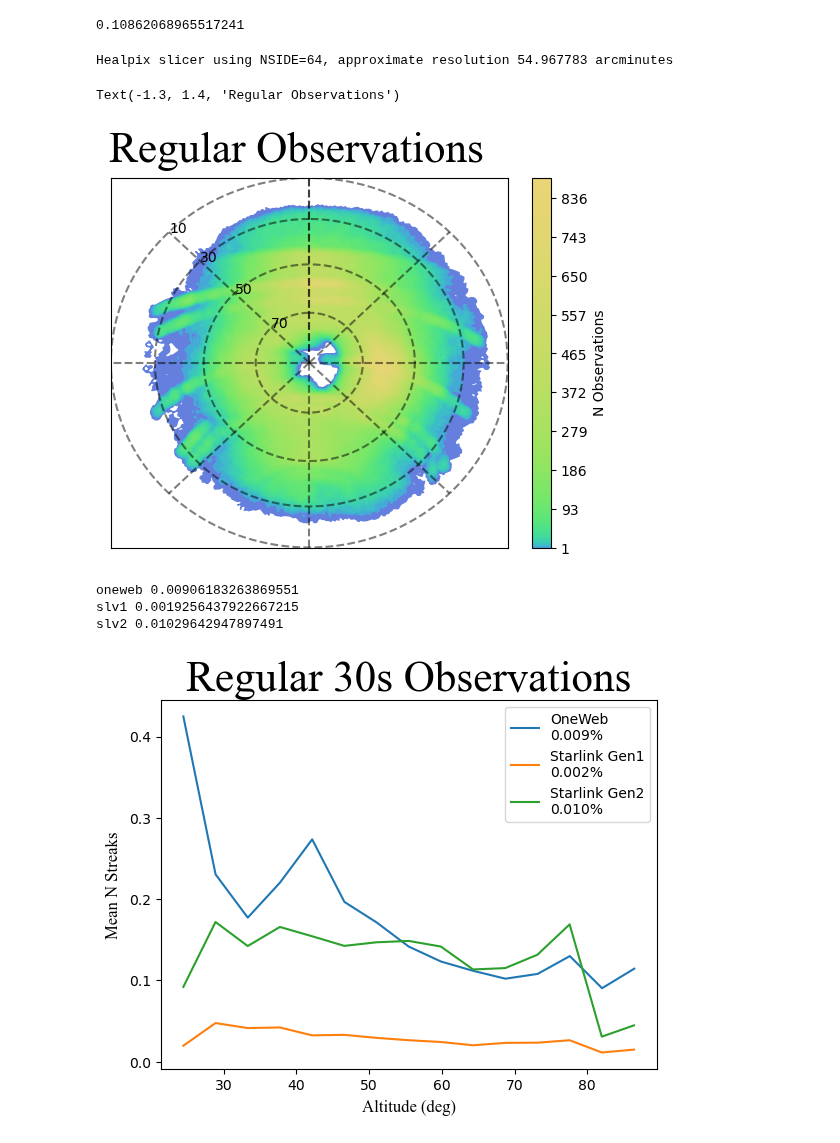
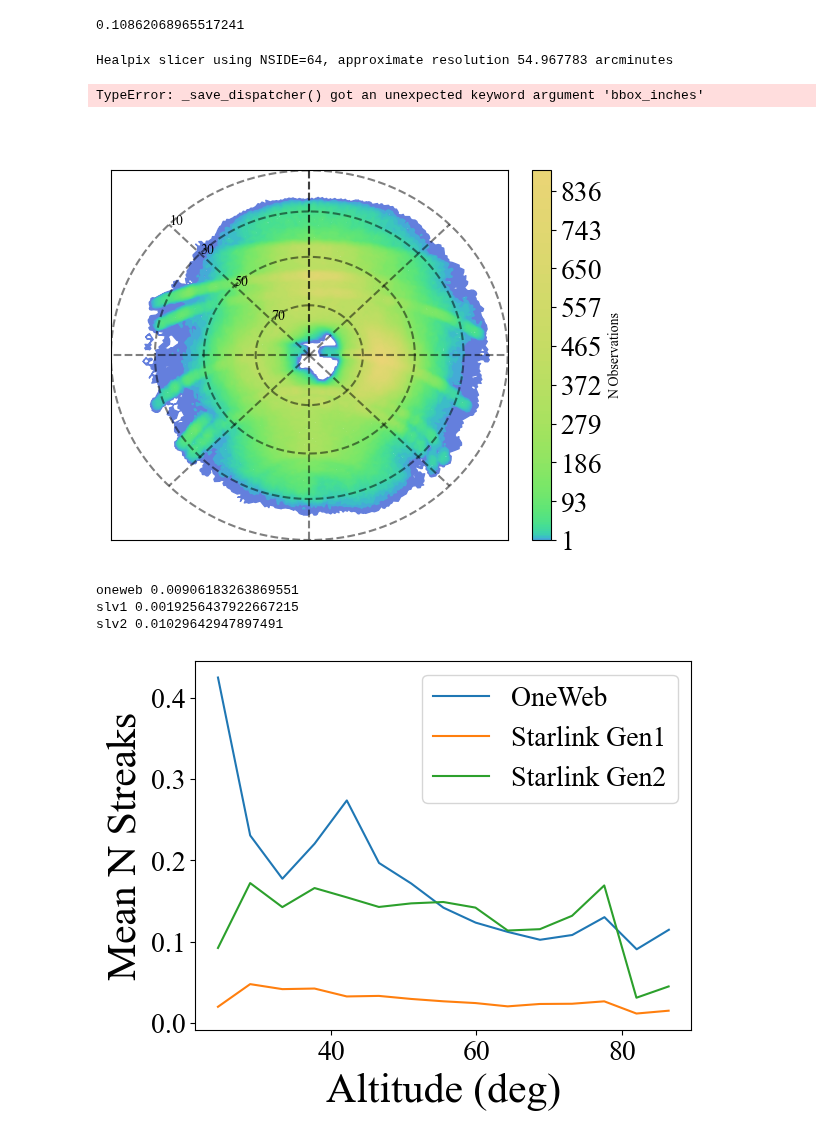
Before and after one commit to lsst-sims/satellite-dodging-ApJL, a Jupyter notebook: plots/twilight_neo.ipynb, the cells around one changed output. Drawn from its saved outputs; the diff is of its cells as text; code cells hidden in the pictures.

```diff
--- a/plots/twilight_neo.ipynb
+++ b/plots/twilight_neo.ipynb
@@ -53,3 +53,6 @@ Text(-1.3, 1.4, 'Twilight NEO Observations')
+# %%
+import matplotlib as mpl
+mpl.rc('font',family='Times New Roman')
 # %%
 tags = ['oneweb', 'slv1', 'slv2']
 pix_width = 50
@@ -79,12 +82,13 @@ for tag in tags:
     print(tag, pix_lost_percent)
 
     mean_n_s, alts, bd = binned_statistic(orig['altitude'].values[twi_indx], data['n_streaks'][twi_indx], bins=15)
-    plt.plot(alts[1:], mean_n_s, label=labels[tag]+'\n%.3f%%' % pix_lost_percent)
+    plt.plot(alts[1:], mean_n_s, label=labels[tag])
 
-plt.legend()
-plt.xlabel('Altitude (deg)',fontsize=12,labelpad=5, **csfont)
-plt.ylabel('Mean N Streaks',fontsize=12,labelpad=5, **csfont)
-plt.title('Twilight 15s NEO Observations',fontsize=31, **csfont)
+plt.legend(fontsize=20)
+plt.xlabel('Altitude (deg)',fontsize=30,labelpad=5, **csfont)
+plt.ylabel('Mean N Streaks',fontsize=30,labelpad=5, **csfont)
+plt.rcParams['xtick.labelsize']=20
+plt.rcParams['ytick.labelsize']=20
 plt.savefig('twilight_curves.pdf',bbox_inches='tight')
 con.close()
 # %% [output]
@@ -128,13 +132,14 @@ bundleList.append(bundle)
 bg = maf.MetricBundleGroup([bundle], 'twi_neo_repeat3_iz_np1_v2.2_10yrs.db', 'temp', None)
 bg.runAll()
 bg.plotAll(closefigs=False)
-ax = plt.gca()
-title= 'Regular Observations'
-ax.text(-1.3,1.4,title,fontsize=31, **csfont)
+# ax = plt.gca()
+# title= 'Regular Observations'
+# ax.text(-1.3,1.4,title,fontsize=31, **csfont)
+plt.save('opsim_Count_night_night_lt_366_and_visitExposureTime_gt_20_HEAL_SkyMap.pdf',bbox_inches='tight')
 # %% [output]
 Healpix slicer using NSIDE=64, approximate resolution 54.967783 arcminutes
-Text(-1.3, 1.4, 'Regular Observations')
+TypeError: _save_dispatcher() got an unexpected keyword argument 'bbox_inches'
-[figure, old version]
+[figure, new version]
 # %%
 tags = ['oneweb', 'slv1', 'slv2']
 pix_width = 50
@@ -144,36 +149,38 @@ n_pix = 2.9e9
 labels = {'slv1': 'Starlink Gen1',
           'slv2': 'Starlink Gen2',
           'oneweb': 'OneWeb'}
 
 con = sqlite3.connect('twi_neo_repeat3_iz_np1_v2.2_10yrs.db')
 
 for tag in tags:
     orig = pd.read_sql('select * from observations where night < 366', con)
     data = np.load('twi_neo_repeat3_iz_np1_v2.2_10yrs%s.npz' % tag)['obs_array'].copy()
     indx = np.in1d(orig['observationId'].values, data['observationId'])
 
     orig = orig.iloc[np.where(indx == True)[0]]
 
     twi_indx = np.where(orig['visitExposureTime'] < 20)[0]
     reg_indx = np.where(orig['visitExposureTime'] >= 20)[0]
 
 
     pix_lost = data['streak_len_deg'][reg_indx].mean() * 3600/pixscale * pix_width  # pix per image
     pix_lost_percent = pix_lost/n_pix*100
 
     print(tag, pix_lost_percent)
 
     mean_n_s, alts, bd = binned_statistic(orig['altitude'].values[reg_indx], data['n_streaks'][reg_indx], bins=15)
-    plt.plot(alts[1:], mean_n_s, label=labels[tag]+'\n%.3f%%' % pix_lost_percent)
+    plt.plot(alts[1:], mean_n_s, label=labels[tag])
 
-plt.legend()
-plt.xlabel('Altitude (deg)',fontsize=12,labelpad=5, **csfont)
-plt.ylabel('Mean N Streaks',fontsize=12,labelpad=5, **csfont)
-plt.title('Regular 30s Observations',fontsize=31, **csfont)
+plt.legend(fontsize=20)
+plt.rcParams['xtick.labelsize']=20
+plt.rcParams['ytick.labelsize']=20
+plt.xlabel('Altitude (deg)',fontsize=30,labelpad=5, **csfont)
+plt.ylabel('Mean N Streaks',fontsize=30,labelpad=5, **csfont)
+# plt.title('Regular 30s Observations',fontsize=31, **csfont)
 plt.savefig('regular_curves.pdf',bbox_inches='tight')
 con.close()
 # %% [output]
 oneweb 0.00906183263869551
 slv1 0.0019256437922667215
 slv2 0.01029642947897491
-[figure, old version]
+[figure, new version]
```
Also changed, not shown: parts of 2 cells of this notebook, 2 other files.
